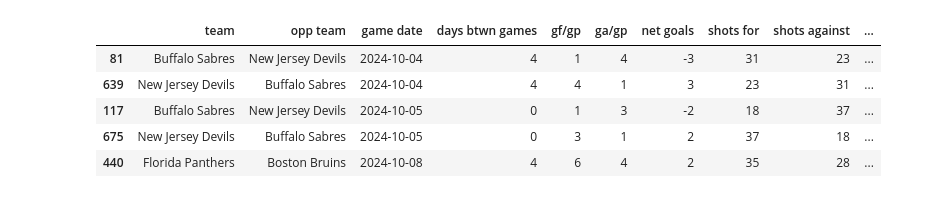
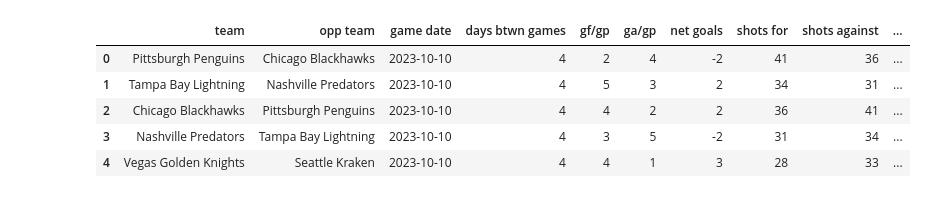
Before and after one commit to Griger2004/NHL_data_scraper, a Jupyter notebook: nhl_data_script.ipynb, the cells around one changed output. Saved outputs shown, nothing was run; the diff lists cells and outputs as text; code cells hidden in the pictures.

```diff
--- a/nhl_data_script.ipynb
+++ b/nhl_data_script.ipynb
@@ -180,0 +368,10 @@ nhl_team_abbr = {
+# %%
+final_nhl_data_2023 = final_nhl_data_2023.merge(goalie_df_2023[['Team', 'Game Date', 'Player', 'Sv%']],
+                                      left_on=['Team', 'Game Date'],
+                                      right_on=['Team', 'Game Date'],
+                                      how='left')
+
+final_nhl_data_2023['goalie'] = final_nhl_data_2023['Player']
+final_nhl_data_2023.drop(columns=['Player'], inplace=True)
+# final_nhl_data_2023.drop(columns=['Team'], inplace=True)
+# final_nhl_data_2023.drop(columns=['Game Date'], inplace=True)
@@ -181,6 +398,8 @@ nhl_team_abbr = {
 # %%
-final_nhl_data['Opp Team'] = final_nhl_data['Opp Team'].apply(lambda abbr: nhl_team_abbr.get(abbr, abbr))
+final_nhl_data_2023['Opp Team'] = final_nhl_data_2023['Opp Team'].apply(lambda abbr: nhl_team_abbr.get(abbr, abbr))
+final_nhl_data_2024['Opp Team'] = final_nhl_data_2024['Opp Team'].apply(lambda abbr: nhl_team_abbr.get(abbr, abbr))
 # %%
-final_nhl_data.drop(columns=['W', 'L', 'T', 'GP', 'OT Losses', 'P', 'P%'], inplace=True)
+final_nhl_data_2023.drop(columns=['W', 'L', 'T', 'GP', 'OT Losses', 'P', 'P%'], inplace=True)
+final_nhl_data_2024.drop(columns=['W', 'L', 'T', 'GP', 'OT Losses', 'P', 'P%'], inplace=True)
 # %%
 # Step 4: Remove the other temp csv files
@@ -198,11 +409,12 @@ final_nhl_data.head()
 # %%
-final_nhl_data.columns = [x.lower() for x in final_nhl_data.columns]
+final_nhl_data_2023.columns = [x.lower() for x in final_nhl_data_2023.columns]
+final_nhl_data_2024.columns = [x.lower() for x in final_nhl_data_2024.columns]
 # %%
-final_nhl_data.head()
+final_nhl_data_2023.head()
 # %% [output]
 |  | team | opp team | game date | days btwn games | gf/gp | ga/gp | net goals | shots for | shots against | ... |
-| 81 | Buffalo Sabres | New Jersey Devils | 2024-10-04 | 4 | 1 | 4 | -3 | 31 | 23 | ... |
-| 639 | New Jersey Devils | Buffalo Sabres | 2024-10-04 | 4 | 4 | 1 | 3 | 23 | 31 | ... |
-| 117 | Buffalo Sabres | New Jersey Devils | 2024-10-05 | 0 | 1 | 3 | -2 | 18 | 37 | ... |
-| 675 | New Jersey Devils | Buffalo Sabres | 2024-10-05 | 0 | 3 | 1 | 2 | 37 | 18 | ... |
-| 440 | Florida Panthers | Boston Bruins | 2024-10-08 | 4 | 6 | 4 | 2 | 35 | 28 | ... |
+| 0 | Pittsburgh Penguins | Chicago Blackhawks | 2023-10-10 | 4 | 2 | 4 | -2 | 41 | 36 | ... |
+| 1 | Tampa Bay Lightning | Nashville Predators | 2023-10-10 | 4 | 5 | 3 | 2 | 34 | 31 | ... |
+| 2 | Chicago Blackhawks | Pittsburgh Penguins | 2023-10-10 | 4 | 4 | 2 | 2 | 36 | 41 | ... |
+| 3 | Nashville Predators | Tampa Bay Lightning | 2023-10-10 | 4 | 3 | 5 | -2 | 31 | 34 | ... |
+| 4 | Vegas Golden Knights | Seattle Kraken | 2023-10-10 | 4 | 4 | 1 | 3 | 28 | 33 | ... |
```
Also changed, not shown: parts of 38 cells of this notebook, 5 other files.
